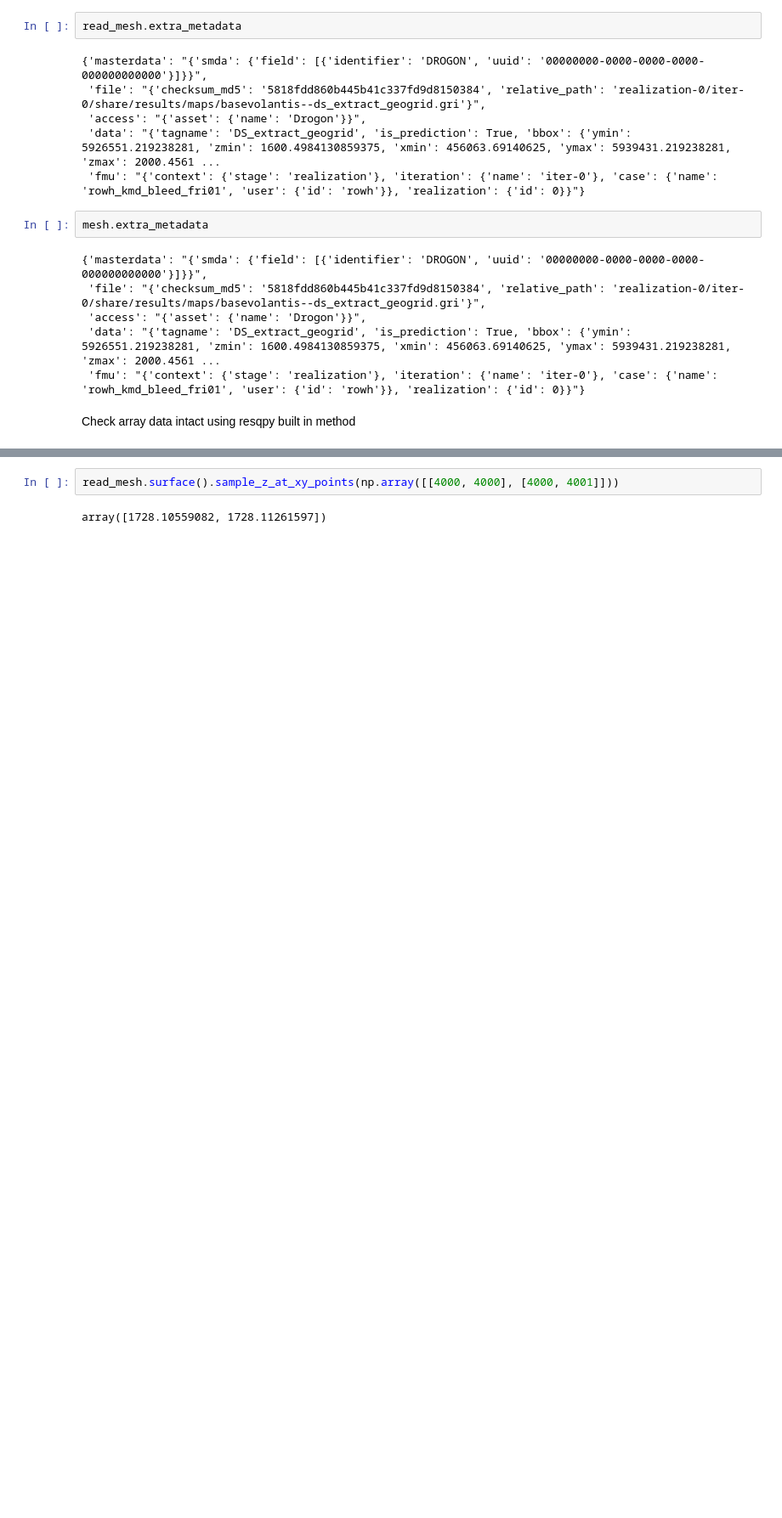
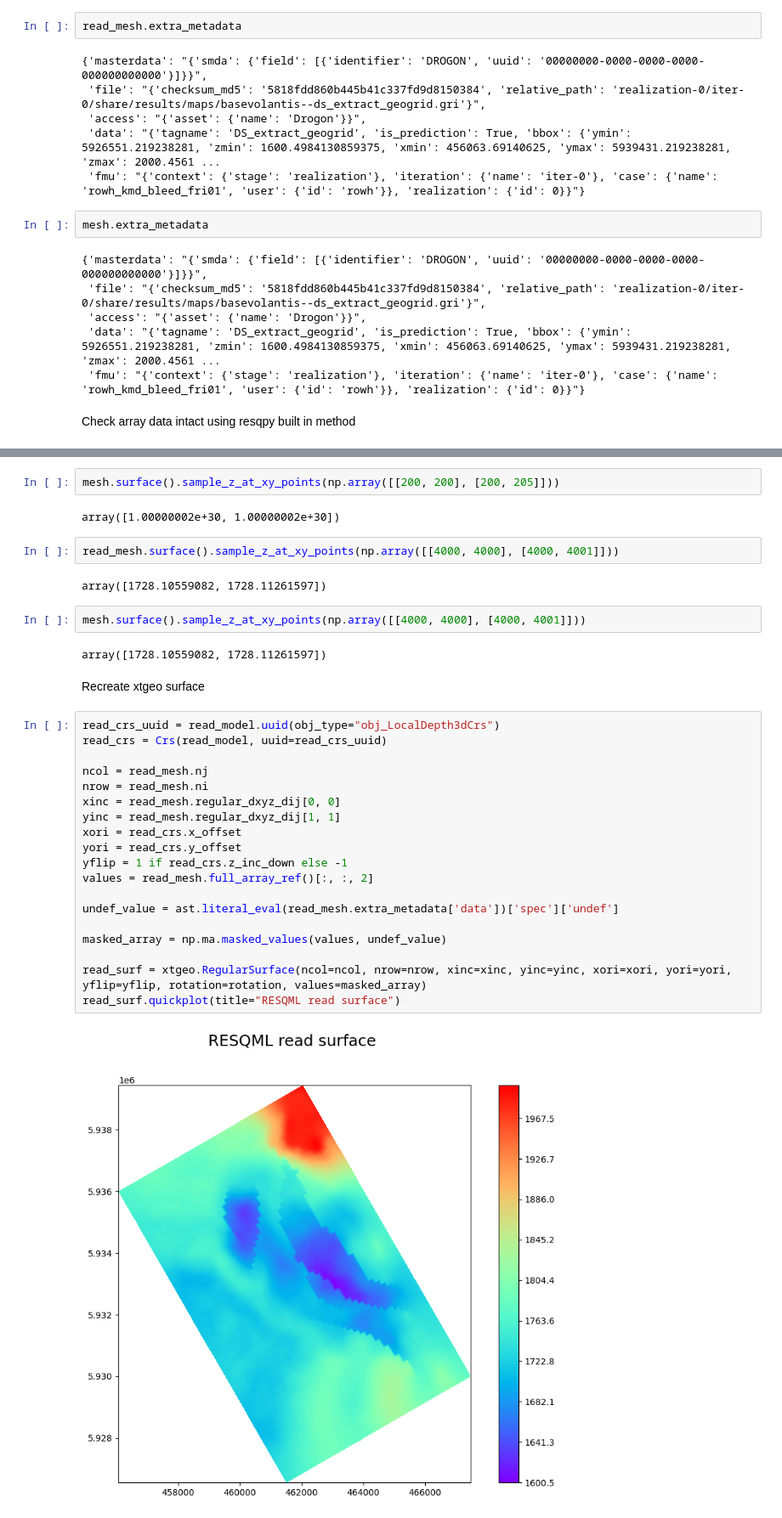
Before and after one commit to equinor/sumo-fmu-to-resqml, a Jupyter notebook: notebooks/test_surface.ipynb, the cells around one changed output, grey strips where cells are left out. Shown: that part at 85% size. Drawn from its saved outputs; the diff is of its cells as text; blank space fills up the shorter version.

```diff
--- a/notebooks/test_surface.ipynb
+++ b/notebooks/test_surface.ipynb
@@ -144,4 +149,35 @@ array([nan, nan])
+# %%
+mesh.surface().sample_z_at_xy_points(np.array([[200, 200], [200, 205]]))
+# %% [output]
+array([1.00000002e+30, 1.00000002e+30])
 # %%
 read_mesh.surface().sample_z_at_xy_points(np.array([[4000, 4000], [4000, 4001]]))
 # %% [output]
 array([1728.10559082, 1728.11261597])
+# %%
+mesh.surface().sample_z_at_xy_points(np.array([[4000, 4000], [4000, 4001]]))
+# %% [output]
+array([1728.10559082, 1728.11261597])
+# %% [markdown]
+Recreate xtgeo surface
+# %%
+read_crs_uuid = read_model.uuid(obj_type="obj_LocalDepth3dCrs")
+read_crs = Crs(read_model, uuid=read_crs_uuid)
+
+ncol = read_mesh.nj
+nrow = read_mesh.ni
+xinc = read_mesh.regular_dxyz_dij[0, 0]
+yinc = read_mesh.regular_dxyz_dij[1, 1]
+xori = read_crs.x_offset
+yori = read_crs.y_offset
+yflip = 1 if read_crs.z_inc_down else -1
+values = read_mesh.full_array_ref()[:, :, 2]
+
+undef_value = ast.literal_eval(read_mesh.extra_metadata['data'])['spec']['undef']
+
+masked_array = np.ma.masked_values(values, undef_value)
+
+read_surf = xtgeo.RegularSurface(ncol=ncol, nrow=nrow, xinc=xinc, yinc=yinc, xori=xori, yori=yori, yflip=yflip, rotation=rotation, values=masked_array)
+read_surf.quickplot(title="RESQML read surface")
+# %% [output]
+[figure, added]
```
Also changed, not shown: parts of 12 cells of this notebook, 2 other files.
